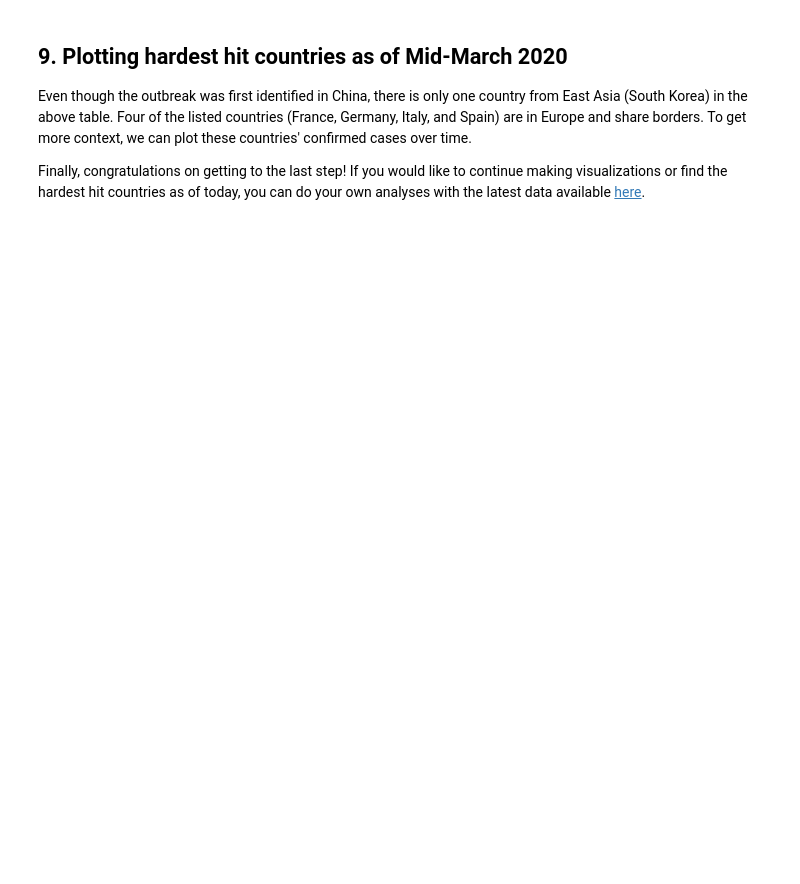
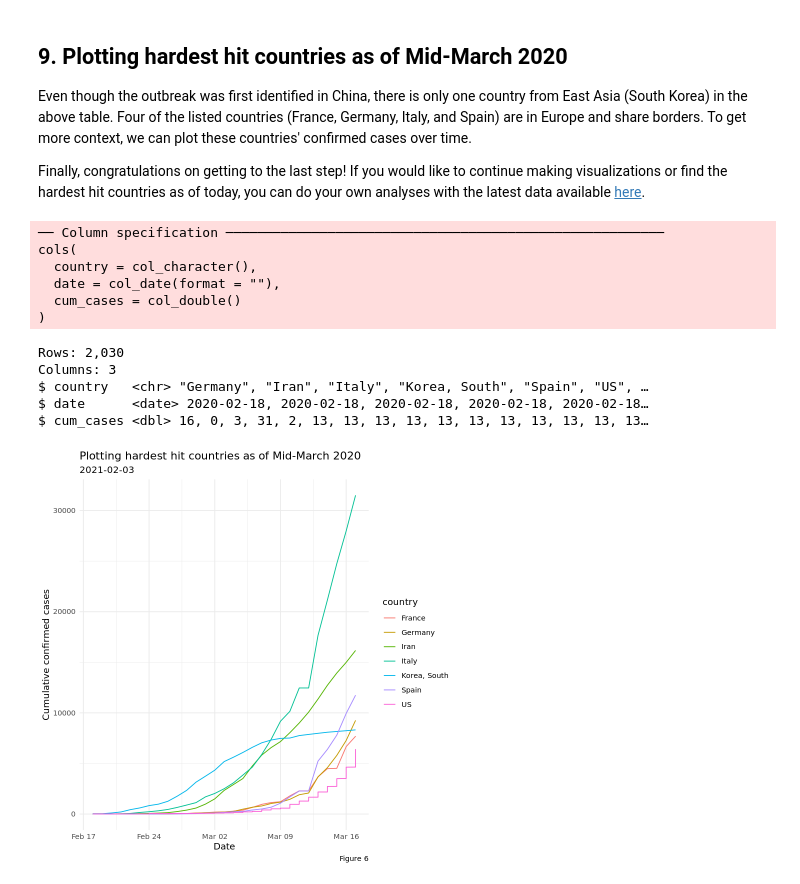
Before and after one commit to MohamedFarih/datacamp-playground, a Jupyter notebook: projects/Visualizing COVID-19/Visualizing COVID-19/notebook.ipynb, the cells around one changed output. Saved outputs shown, nothing was run; the diff lists cells and outputs as text; code cells hidden in the pictures; blank space fills up the shorter version.

```diff
--- a/projects/Visualizing COVID-19/Visualizing COVID-19/notebook.ipynb
+++ b/projects/Visualizing COVID-19/Visualizing COVID-19/notebook.ipynb
@@ -193,23 +246,36 @@ top_countries_by_total_cases
 # %%
 # Run this to get the data for the top 7 countries
 confirmed_cases_top7_outside_china <-read_csv("datasets/confirmed_cases_top7_outside_china.csv")
 
 #
 glimpse(confirmed_cases_top7_outside_china)
 
 # Using confirmed_cases_top7_outside_china, draw a line plot of
 # cum_cases vs. date, grouped and colored by country
 ggplot(
     confirmed_cases_top7_outside_china,
     aes(
         date,
         cum_cases,
         group=country,
         color=country))+
 geom_line()+
- labs(title = "And the rest of the world?",
+ labs(title = "Plotting hardest hit countries as of Mid-March 2020",
          subtitle = Sys.Date(),
          caption = "Figure 6",
          x = "Date",
          y = "Cumulative confirmed cases",
          size = 5)
+# %% [output]
+── Column specification ────────────────────────────────────────────────────────
+cols(
+  country = col_character(),
+  date = col_date(format = ""),
+  cum_cases = col_double()
+)
+Rows: 2,030
+Columns: 3
+$ country   <chr> "Germany", "Iran", "Italy", "Korea, South", "Spain", "US", …
+$ date      <date> 2020-02-18, 2020-02-18, 2020-02-18, 2020-02-18, 2020-02-18…
+$ cum_cases <dbl> 16, 0, 3, 31, 2, 13, 13, 13, 13, 13, 13, 13, 13, 13, 13, 13…
+[figure, added]
```
Also changed, not shown: parts of 6 cells of this notebook.
